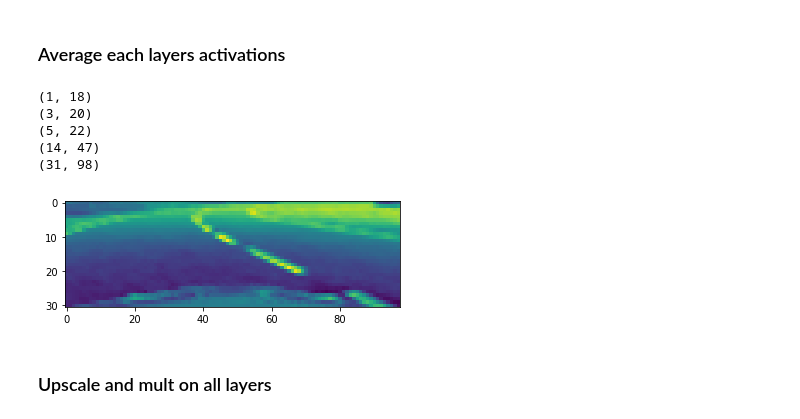
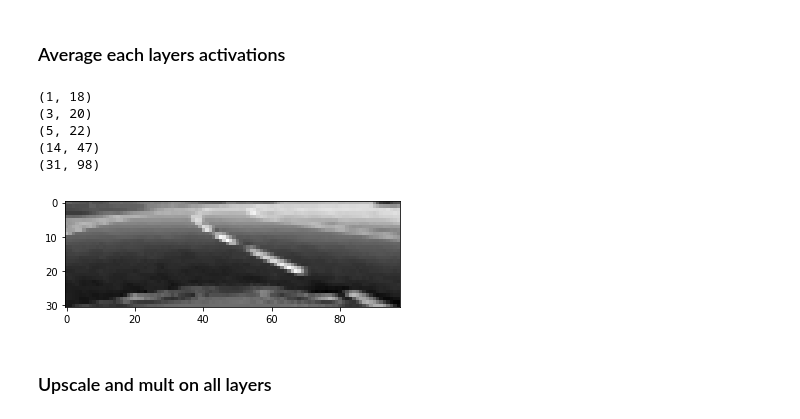
Before and after one commit to VisBlank/DLMatFramework, a Jupyter notebook: virtual/tensorDriver/NvidiaLastPaper.ipynb, the cells around one changed output. Cells and saved outputs as stored; diff of their text form; code cells hidden in the pictures.

```diff
--- a/virtual/tensorDriver/NvidiaLastPaper.ipynb
+++ b/virtual/tensorDriver/NvidiaLastPaper.ipynb
@@ -59,26 +59,26 @@ print(conv1act.shape)
 # %%
 averageC5 = np.mean(conv5act,axis=3).squeeze(axis=0)
 averageC4 = np.mean(conv4act,axis=3).squeeze(axis=0)
 averageC3 = np.mean(conv3act,axis=3).squeeze(axis=0)
 averageC2 = np.mean(conv2act,axis=3).squeeze(axis=0)
 averageC1 = np.mean(conv1act,axis=3).squeeze(axis=0)
 
 # check shapes
 print(averageC5.shape)
 print(averageC4.shape)
 print(averageC3.shape)
 print(averageC2.shape)
 print(averageC1.shape)
 
-plt.imshow(averageC1)
+plt.imshow(averageC1 ,cmap='gray')
 plt.show()
 # %% [output]
 (1, 18)
 (3, 20)
 (5, 22)
 (14, 47)
 (31, 98)
-[figure, old version]
+[figure, new version]
 # %% [markdown]
 ### Upscale and mult on all layers
 # %%
```
Also changed, not shown: parts of 2 cells of this notebook.
